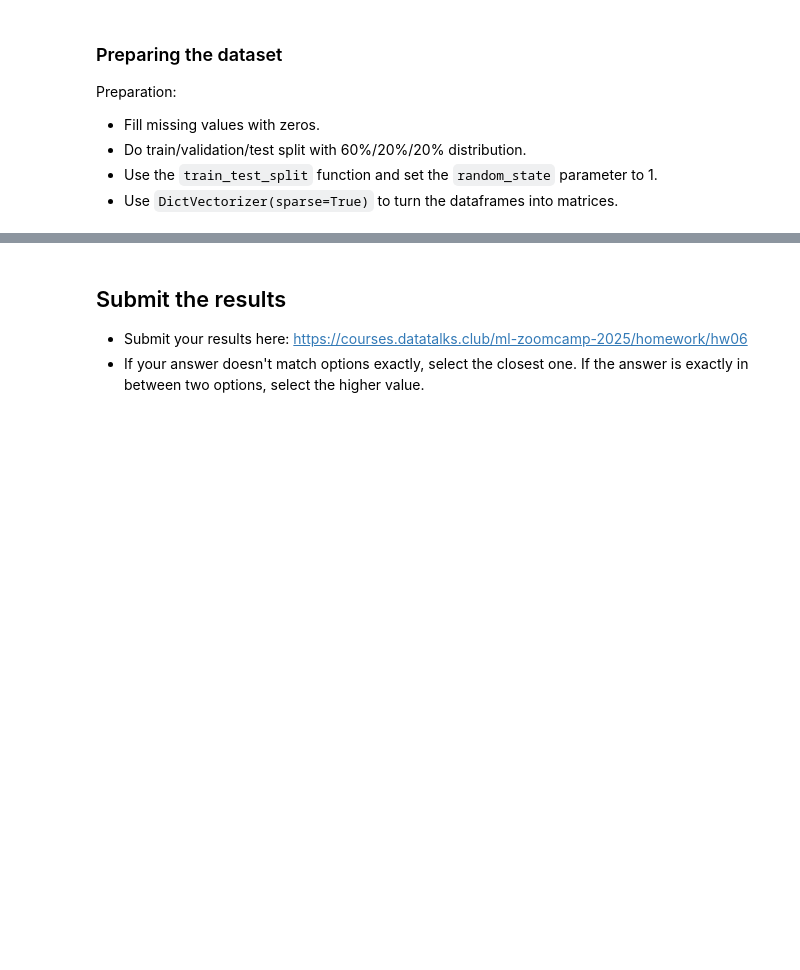
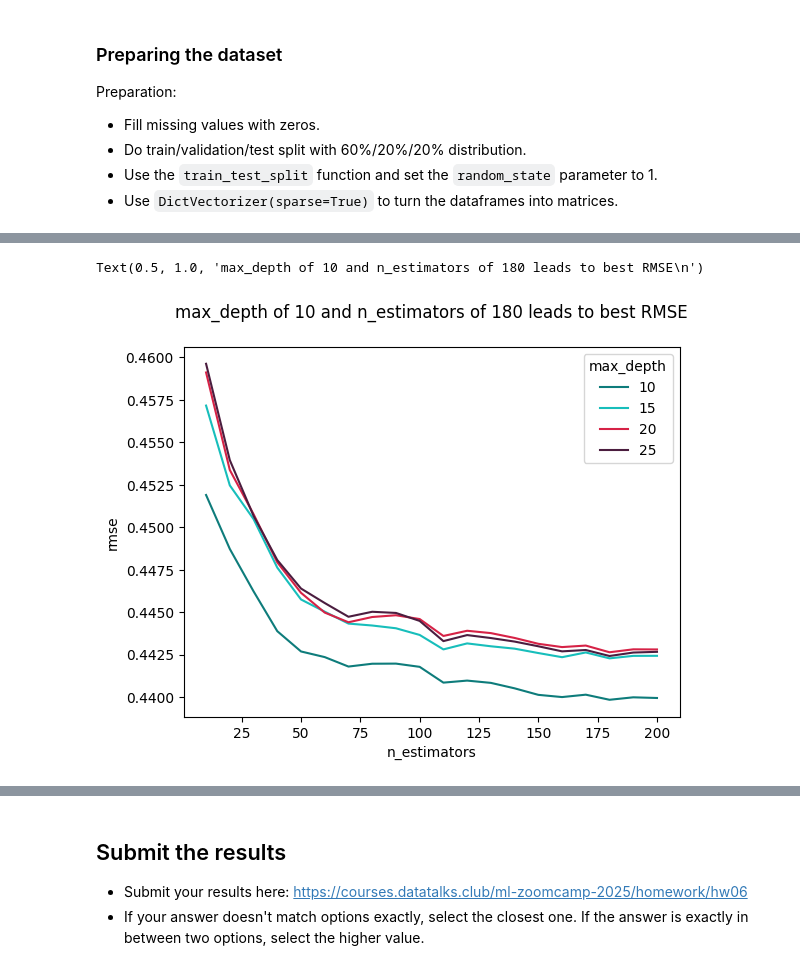
Before and after one commit to ShaniceWilliams/ml-zoomcamp, a Jupyter notebook: 06_Trees/06_Homework.ipynb, the cells around one changed output, grey strips where cells are left out. Cells and saved outputs as stored; diff of their text form; code cells hidden in the pictures; blank space fills up the shorter version.

```diff
--- a/06_Trees/06_Homework.ipynb
+++ b/06_Trees/06_Homework.ipynb
@@ -90,3 +253,17 @@ What's the best `max_depth`, using the mean RMSE?
 * 15
 * 20
 * 25
+# %%
+depths = [10, 15, 20, 25]
+# %%
+scores = []
+for d in depths:
+    for n in range(10, 201, 10):
+        rf = RandomForestRegressor(n_estimators=n, max_depth=d, random_state=1)
+        rf.fit(X_train, y_train)
+        y_pred = rf.predict(X_val)
+        rmse = root_mean_squared_error(y_val, y_pred)
+        scores.append((n, d, rmse))
+# %%
+df_scores = pd.DataFrame(scores, columns=['n_estimators', 'max_depth', 'rmse'])
+df_scores.sort_values(by='rmse', ascending=True).head()
@@ -93,3 +277,10 @@ What's the best `max_depth`, using the mean RMSE?
+# %%
+cmap = ['#0E7C7BFF', '#17BEBBFF', '#D62246FF', '#4B1D3FFF']
+sns.lineplot(data=df_scores, x='n_estimators', y='rmse', hue='max_depth', palette=cmap)
+plt.title("max_depth of 10 and n_estimators of 180 leads to best RMSE\n")
+# %% [output]
+Text(0.5, 1.0, 'max_depth of 10 and n_estimators of 180 leads to best RMSE\n')
+[figure, added]
 # %% [markdown]
 # Question 5
 
```
Also changed, not shown: parts of 46 cells of this notebook, 2 other files.
